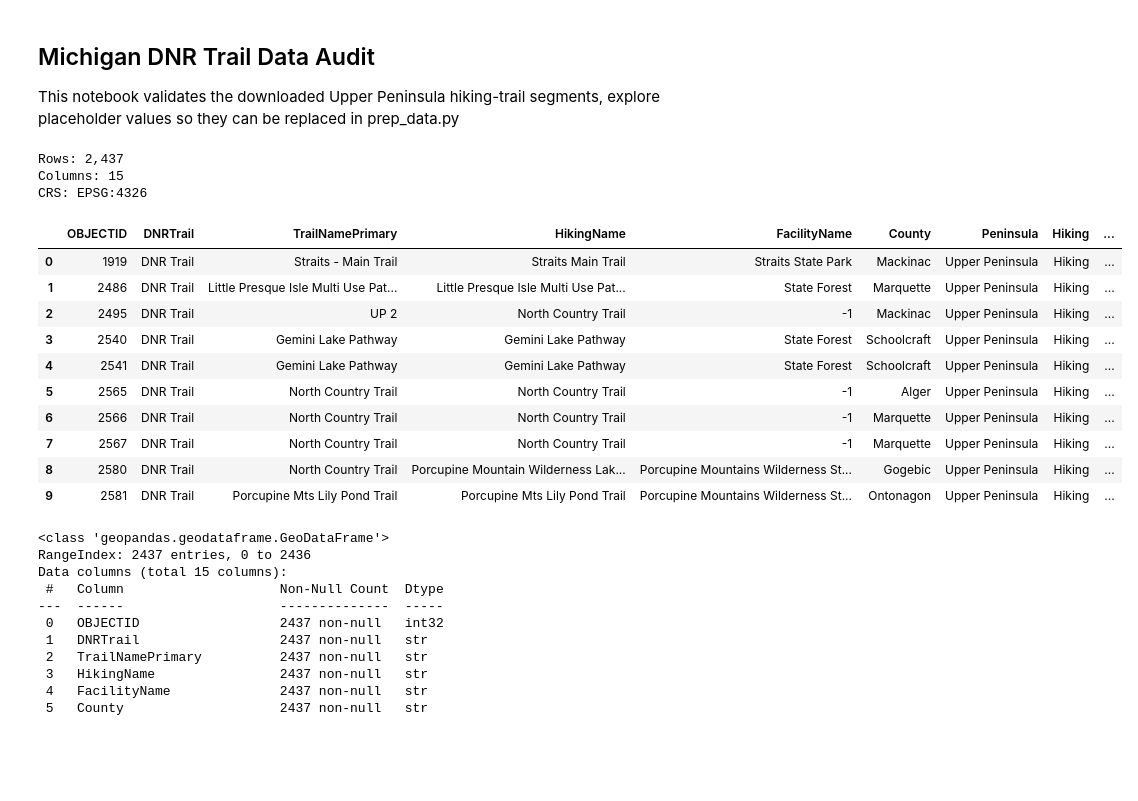
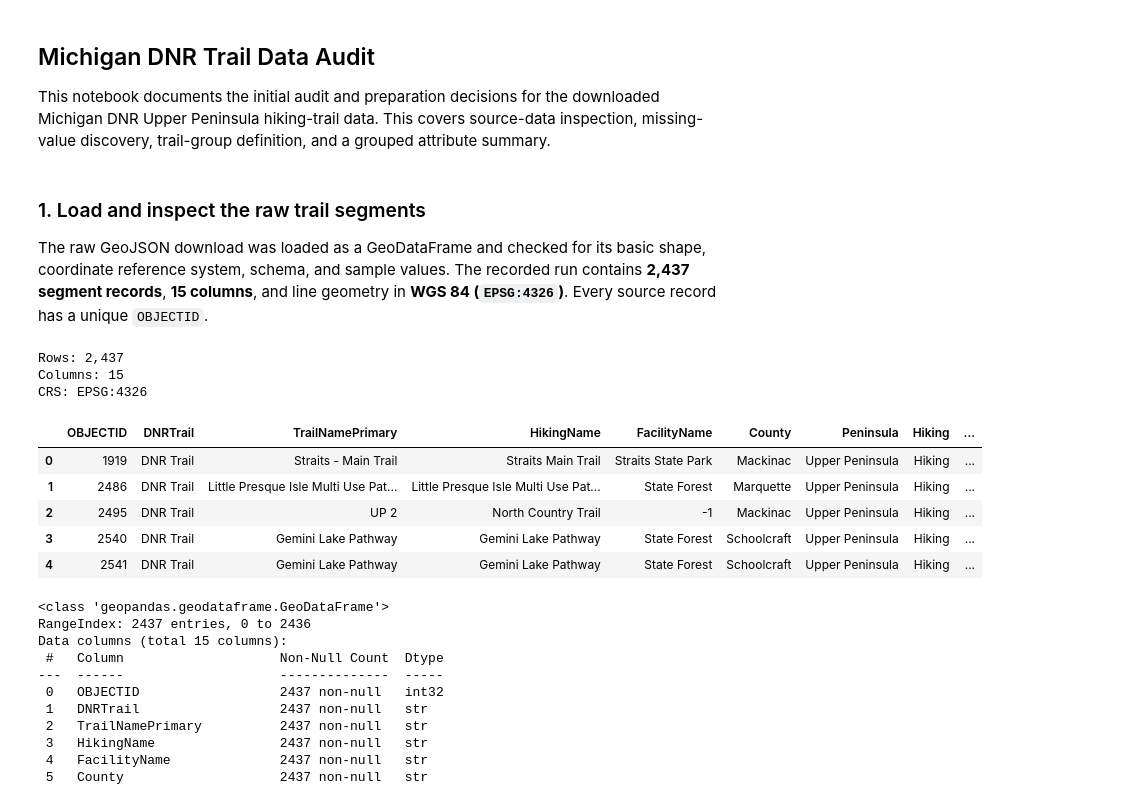
Before and after one commit to RayofData/Whats_UP_Outdoors, a Jupyter notebook: notebooks/01_trail_data_audit.ipynb, the cells around one changed output. Cells and saved outputs as stored; diff of their text form; code cells hidden in the pictures; blank space fills up the shorter version.

Commit message:
added markdown documentation

```diff
--- a/notebooks/01_trail_data_audit.ipynb
+++ b/notebooks/01_trail_data_audit.ipynb
@@ -1,4 +1,4 @@
 # %% [markdown]
 ## Michigan DNR Trail Data Audit
 
-This notebook validates the downloaded Upper Peninsula hiking-trail segments, explore placeholder values so they can be replaced in prep_data.py
+This notebook documents the initial audit and preparation decisions for the downloaded Michigan DNR Upper Peninsula hiking-trail data. This covers source-data inspection, missing-value discovery, trail-group definition, and a grouped attribute summary.
@@ -5,43 +19,27 @@ This notebook validates the downloaded Upper Peninsula hiking-trail segments, ex
+# %% [markdown]
+### 1. Load and inspect the raw trail segments
+
+The raw GeoJSON download was loaded as a GeoDataFrame and checked for its basic shape, coordinate reference system, schema, and sample values. The recorded run contains **2,437 segment records**, **15 columns**, and line geometry in **WGS 84 (`EPSG:4326`)**. Every source record has a unique `OBJECTID`.
 # %%
-from pathlib import Path
-import sys
-
-import pandas as pd
-import geopandas as gpd
-
-sys.path.append("..")
-
-from src.trails import (
-    prep_columns,
-    replace_missing_placeholders,
-    aggregate_column
-)
-
-
 DATA_PATH = Path("../data/raw/dnr_up_hiking_trails.geojson")
 PROCESSED_PATH = Path("../data/processed/dnr_up_hiking_segments_clean.parquet")
 
 trails = gpd.read_file(DATA_PATH)
 
 print(f"Rows: {len(trails):,}")
 print(f"Columns: {len(trails.columns)}")
 print(f"CRS: {trails.crs}")
-trails.head(10)
+trails.head()
 # %% [output]
 Rows: 2,437
 Columns: 15
 CRS: EPSG:4326
 |  | OBJECTID | DNRTrail | TrailNamePrimary | HikingName | FacilityName | County | Peninsula | Hiking | ... |
 | 0 | 1919 | DNR Trail | Straits - Main Trail | Straits Main Trail | Straits State Park | Mackinac | Upper Peninsula | Hiking | ... |
 | 1 | 2486 | DNR Trail | Little Presque Isle Multi Use Pat... | Little Presque Isle Multi Use Pat... | State Forest | Marquette | Upper Peninsula | Hiking | ... |
 | 2 | 2495 | DNR Trail | UP 2 | North Country Trail | -1 | Mackinac | Upper Peninsula | Hiking | ... |
 | 3 | 2540 | DNR Trail | Gemini Lake Pathway | Gemini Lake Pathway | State Forest | Schoolcraft | Upper Peninsula | Hiking | ... |
 | 4 | 2541 | DNR Trail | Gemini Lake Pathway | Gemini Lake Pathway | State Forest | Schoolcraft | Upper Peninsula | Hiking | ... |
-| 5 | 2565 | DNR Trail | North Country Trail | North Country Trail | -1 | Alger | Upper Peninsula | Hiking | ... |
-| 6 | 2566 | DNR Trail | North Country Trail | North Country Trail | -1 | Marquette | Upper Peninsula | Hiking | ... |
-| 7 | 2567 | DNR Trail | North Country Trail | North Country Trail | -1 | Marquette | Upper Peninsula | Hiking | ... |
-| 8 | 2580 | DNR Trail | North Country Trail | Porcupine Mountain Wilderness Lak... | Porcupine Mountains Wilderness St... | Gogebic | Upper Peninsula | Hiking | ... |
-| 9 | 2581 | DNR Trail | Porcupine Mts Lily Pond Trail | Porcupine Mts Lily Pond Trail | Porcupine Mountains Wilderness St... | Ontonagon | Upper Peninsula | Hiking | ... |
 # %%
 trails.info()
 # %% [output]
```
Also changed, not shown: parts of 8 cells of this notebook.
